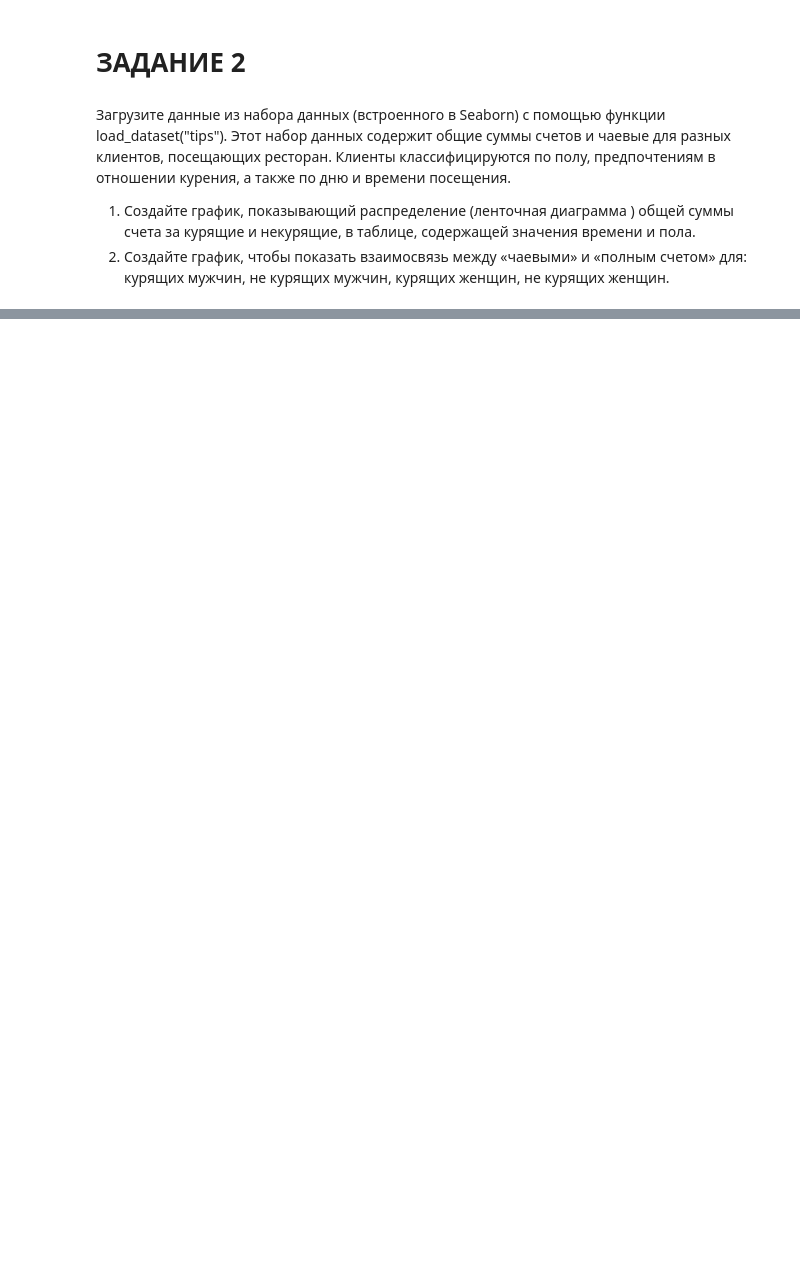
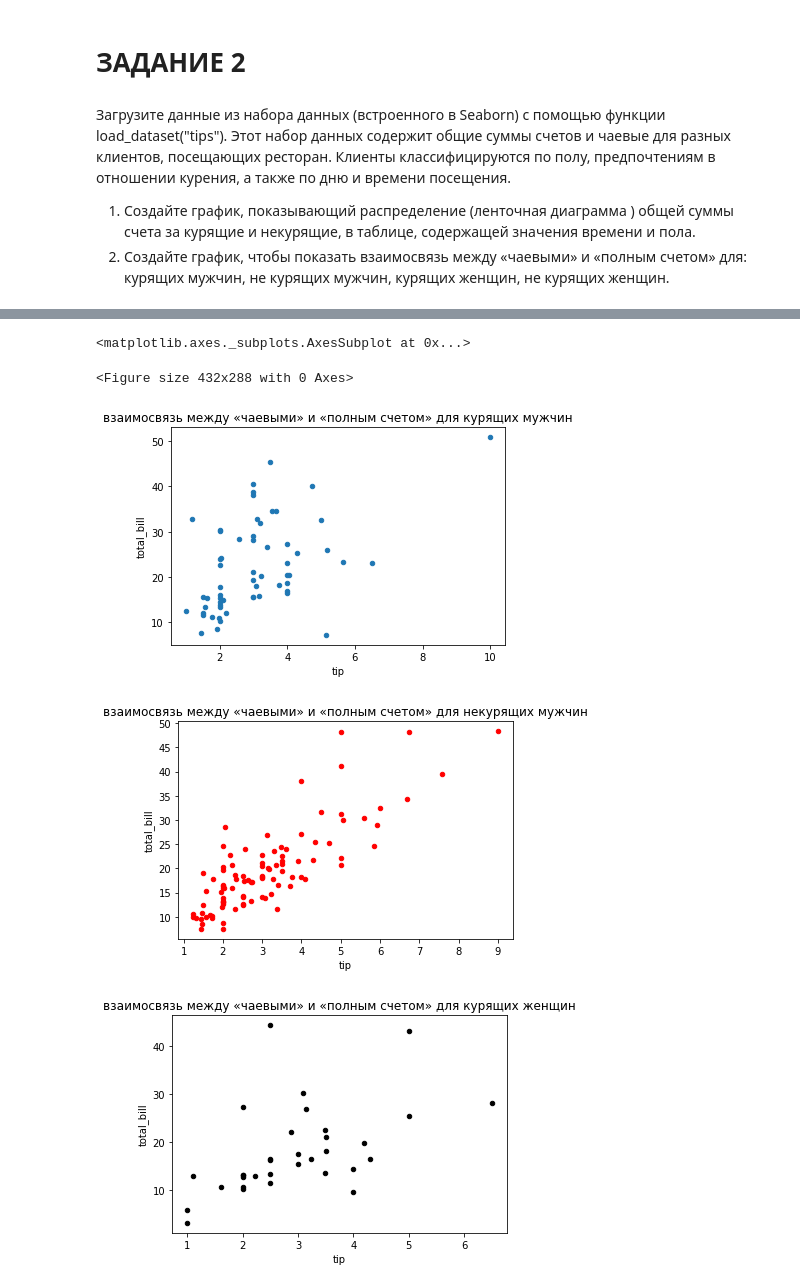
Before and after one commit to Bragmotik/-, a Jupyter notebook: "ПРОА_Seaborn_library_контроль_заний_2_студент_ipynb".ipynb, the cells around one changed output, grey strips where cells are left out. Drawn from its saved outputs; the diff is of its cells as text; code cells hidden in the pictures; blank space fills up the shorter version.

```diff
--- a/"ПРОА_Seaborn_library_контроль_заний_2_студент_ipynb".ipynb
+++ b/"ПРОА_Seaborn_library_контроль_заний_2_студент_ipynb".ipynb
@@ -196,0 +203,3 @@ KeyError: ignored
+# %%
+data=load_dataset("tips")
+data
@@ -196,0 +220,20 @@ KeyError: ignored
+# %%
+# для второго задания
+fig=plt.figure()
+data.loc[(data.sex == 'Male') & (data.smoker=='Yes')].plot(x='tip', y='total_bill', kind='scatter',
+          title='взаимосвязь между «чаевыми» и «полным счетом» для курящих мужчин')
+
+data.loc[(data.sex == 'Male') & (data.smoker=='No')].plot(x='tip', y='total_bill', kind='scatter',
+          title='взаимосвязь между «чаевыми» и «полным счетом» для некурящих мужчин', color='r')
+
+data.loc[(data.sex == 'Female') & (data.smoker=='Yes')].plot(x='tip', y='total_bill', kind='scatter',
+          title='взаимосвязь между «чаевыми» и «полным счетом» для курящих женщин', color='k')
+
+data.loc[(data.sex == 'Female') & (data.smoker=='No')].plot(x='tip', y='total_bill', kind='scatter',
+          title='взаимосвязь между «чаевыми» и «полным счетом» для некурящих женщин', color='g')
+# %% [output]
+<matplotlib.axes._subplots.AxesSubplot at 0x...>
+<Figure size 432x288 with 0 Axes>
+[figure, added]
+[figure, added]
+[figure, added]
```
Also changed, not shown: parts of 7 cells of this notebook.
